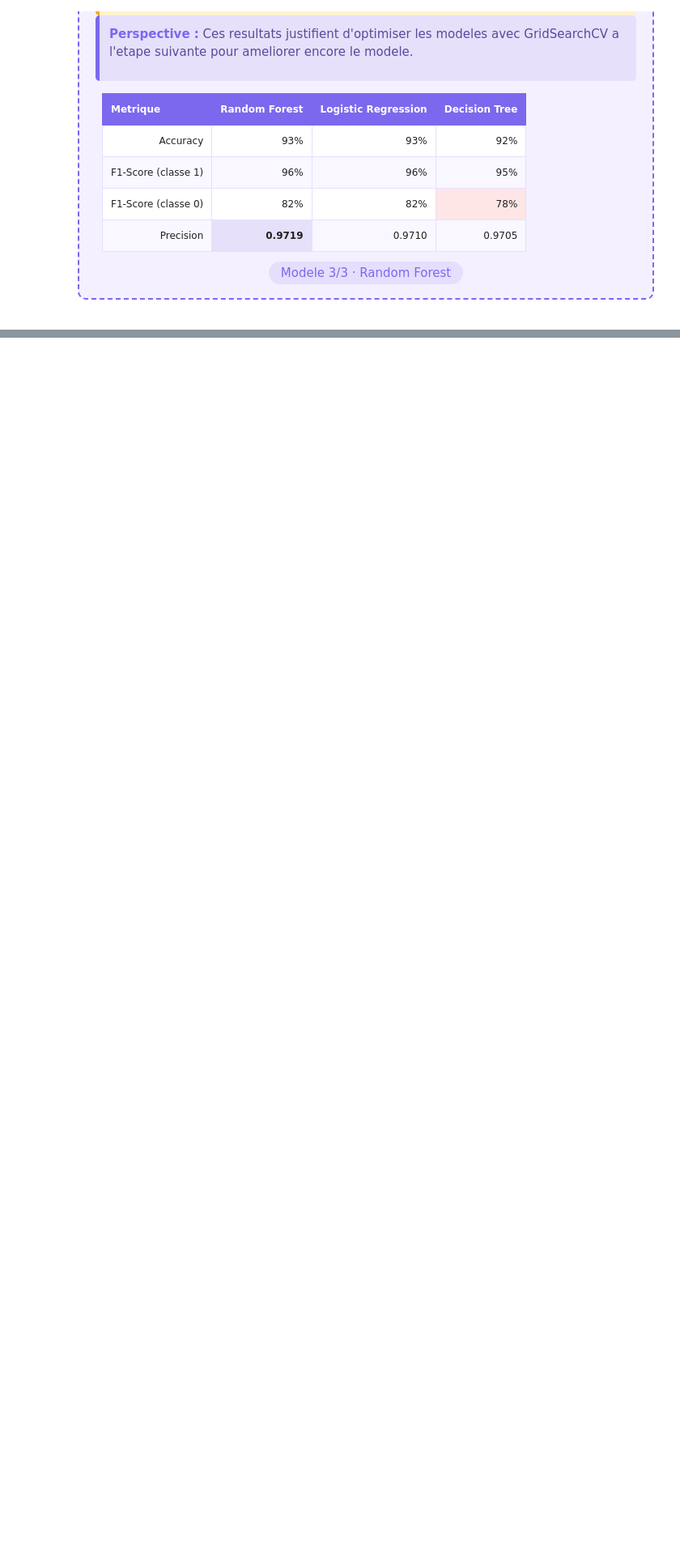
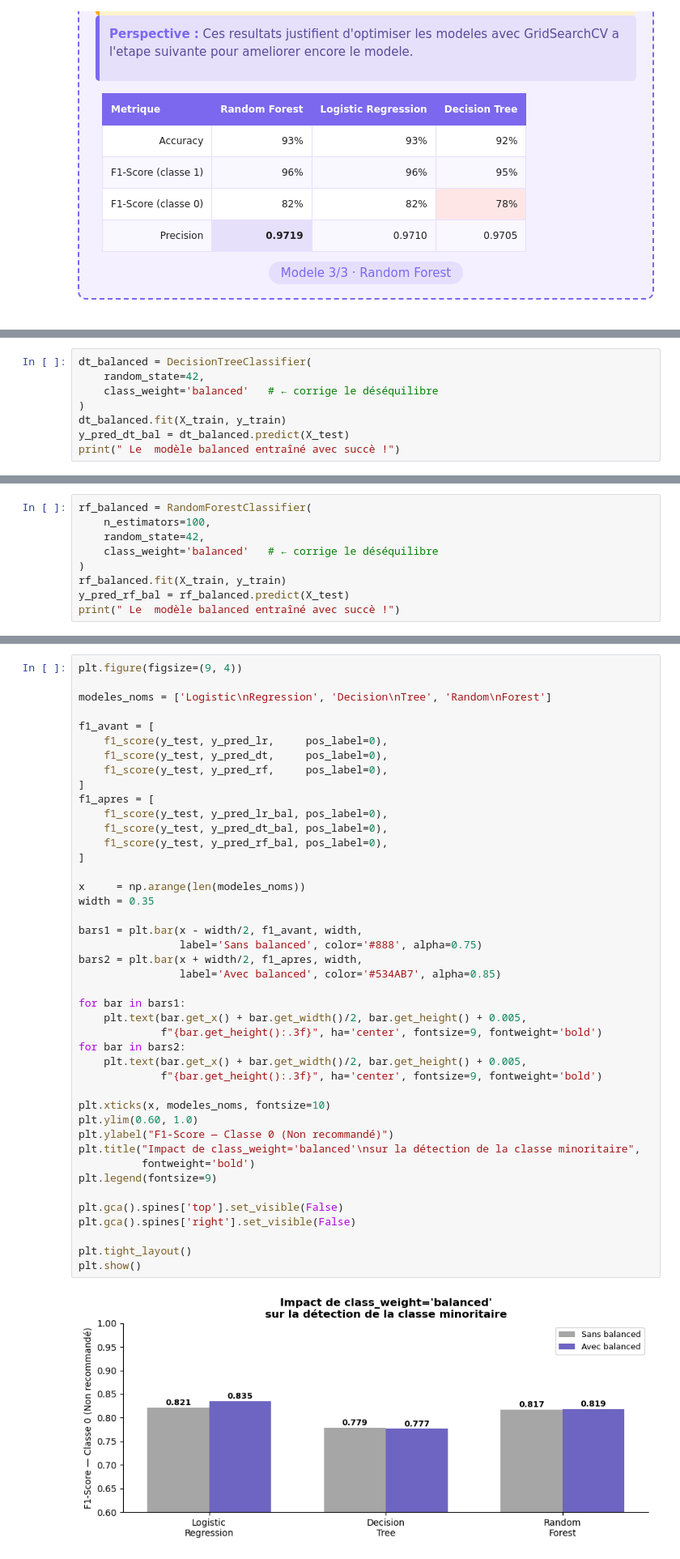
Before and after one commit to BenWafae/womens-ecommerce-product-success, a Jupyter notebook: notebooks/ecommerce_project.ipynb, the cells around one changed output, grey strips where cells are left out. Shown at 81% size. Drawn from its saved outputs; the diff is of its cells as text; blank space fills up the shorter version.

Commit message:
Reentrainment avec class balanced

```diff
--- a/notebooks/ecommerce_project.ipynb
+++ b/notebooks/ecommerce_project.ipynb
@@ -2553,0 +2581,8 @@ plt.show()
+# %%
+dt_balanced = DecisionTreeClassifier(
+    random_state=42,
+    class_weight='balanced'   # ← corrige le déséquilibre
+)
+dt_balanced.fit(X_train, y_train)
+y_pred_dt_bal = dt_balanced.predict(X_test)
+print(" Le  modèle balanced entraîné avec succè !")
@@ -2553,0 +2598,9 @@ plt.show()
+# %%
+rf_balanced = RandomForestClassifier(
+    n_estimators=100,
+    random_state=42,
+    class_weight='balanced'   # ← corrige le déséquilibre
+)
+rf_balanced.fit(X_train, y_train)
+y_pred_rf_bal = rf_balanced.predict(X_test)
+print(" Le  modèle balanced entraîné avec succè !")
@@ -2553,0 +2659,45 @@ plt.show()
+# %%
+plt.figure(figsize=(9, 4))
+
+modeles_noms = ['Logistic\nRegression', 'Decision\nTree', 'Random\nForest']
+
+f1_avant = [
+    f1_score(y_test, y_pred_lr,     pos_label=0),
+    f1_score(y_test, y_pred_dt,     pos_label=0),
+    f1_score(y_test, y_pred_rf,     pos_label=0),
+]
+f1_apres = [
+    f1_score(y_test, y_pred_lr_bal, pos_label=0),
+    f1_score(y_test, y_pred_dt_bal, pos_label=0),
+    f1_score(y_test, y_pred_rf_bal, pos_label=0),
+]
+
+x     = np.arange(len(modeles_noms))
+width = 0.35
+
+bars1 = plt.bar(x - width/2, f1_avant, width,
+                label='Sans balanced', color='#888', alpha=0.75)
+bars2 = plt.bar(x + width/2, f1_apres, width,
+                label='Avec balanced', color='#534AB7', alpha=0.85)
+
+for bar in bars1:
+    plt.text(bar.get_x() + bar.get_width()/2, bar.get_height() + 0.005,
+             f"{bar.get_height():.3f}", ha='center', fontsize=9, fontweight='bold')
+for bar in bars2:
+    plt.text(bar.get_x() + bar.get_width()/2, bar.get_height() + 0.005,
+             f"{bar.get_height():.3f}", ha='center', fontsize=9, fontweight='bold')
+
+plt.xticks(x, modeles_noms, fontsize=10)
+plt.ylim(0.60, 1.0)
+plt.ylabel("F1-Score — Classe 0 (Non recommandé)")
+plt.title("Impact de class_weight='balanced'\nsur la détection de la classe minoritaire",
+          fontweight='bold')
+plt.legend(fontsize=9)
+
+plt.gca().spines['top'].set_visible(False)
+plt.gca().spines['right'].set_visible(False)
+
+plt.tight_layout()
+plt.show()
+# %% [output]
+[figure, added]
```
Also changed, not shown: parts of 12 cells of this notebook.
